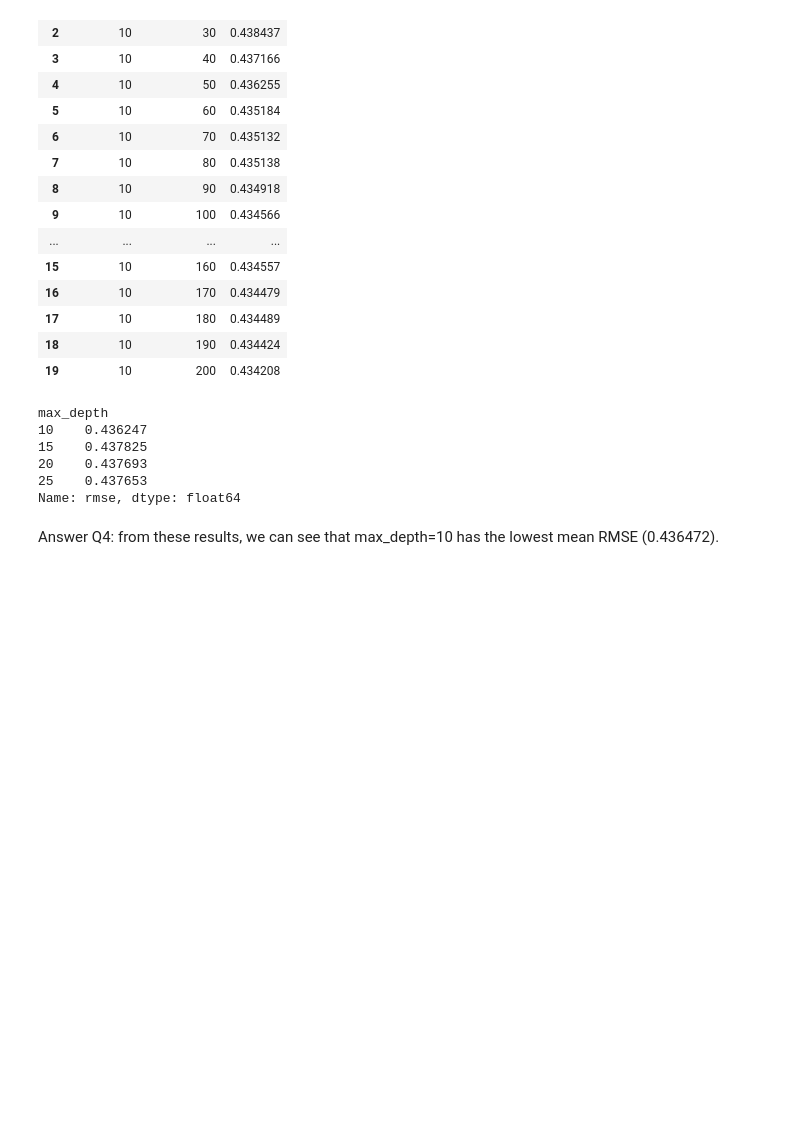
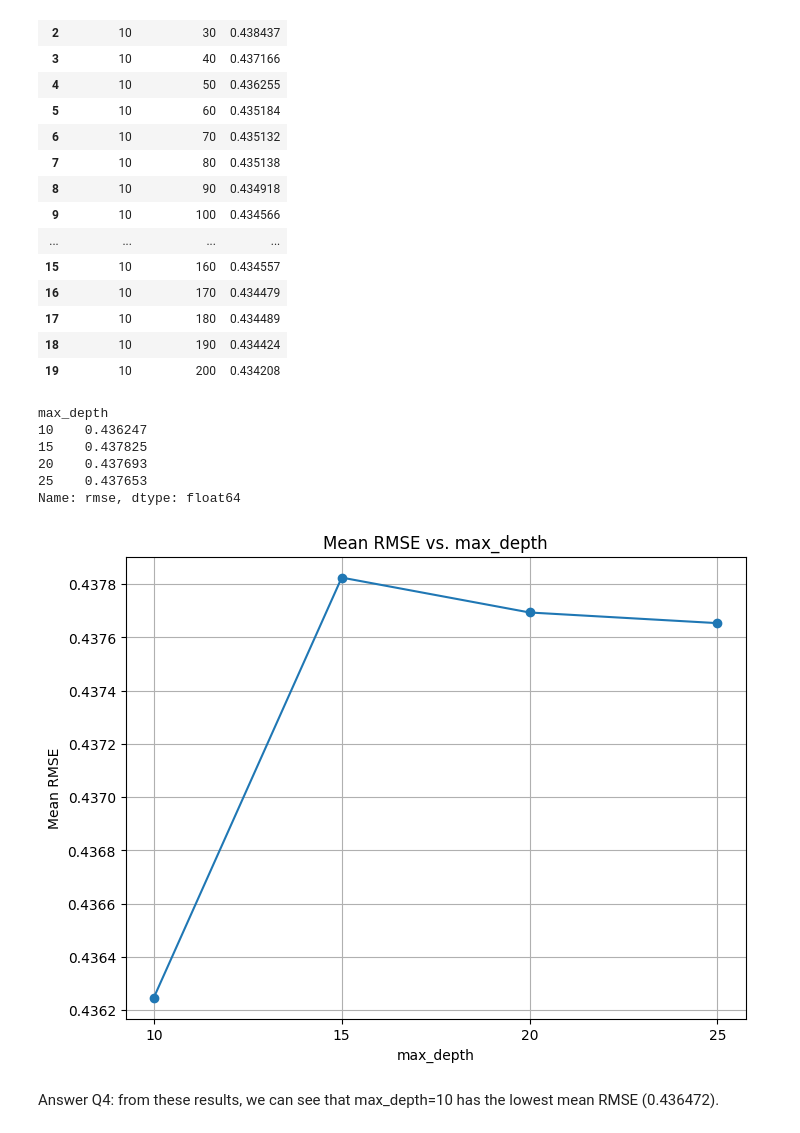
Before and after one commit to Jaguar838/ml-zoomcamp, a Jupyter notebook: HW/hw_06.ipynb, the cells around one changed output. Drawn from its saved outputs; the diff is of its cells as text; code cells hidden in the pictures; blank space fills up the shorter version.

```diff
--- a/HW/hw_06.ipynb
+++ b/HW/hw_06.ipynb
@@ -353,6 +430,17 @@ max_depth
 20    0.437693
 25    0.437653
 Name: rmse, dtype: float64
+# %%
+plt.figure(figsize=(8, 6))
+plt.plot(mean_rmse_by_depth.index, mean_rmse_by_depth.values, marker='o')
+plt.xlabel('max_depth')
+plt.ylabel('Mean RMSE')
+plt.title('Mean RMSE vs. max_depth')
+plt.xticks(mean_rmse_by_depth.index)
+plt.grid(True)
+plt.show()
+# %% [output]
+[figure, added]
 # %% [markdown]
 Answer Q4: from these results, we can see that max_depth=10 has the lowest mean RMSE (0.436472).
 # %% [markdown]
```
Also changed, not shown: parts of 7 cells of this notebook.
